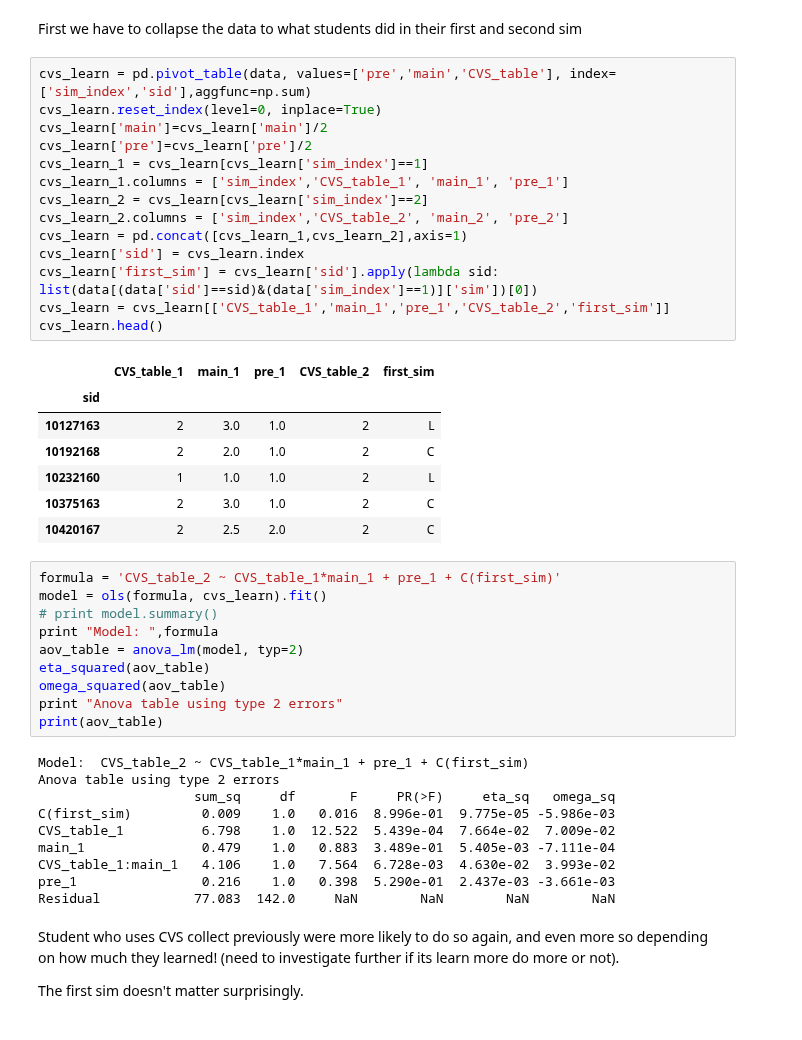
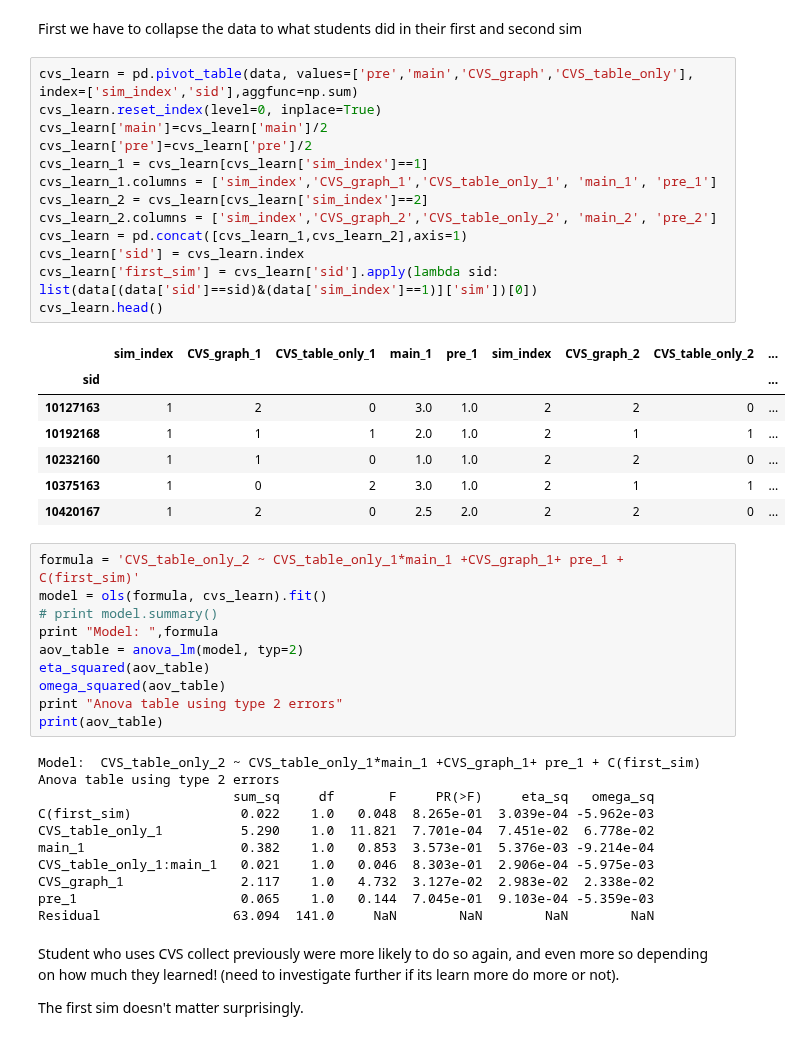
Before and after one commit to jmassall/inquiry_virtualLabs_study, a Jupyter notebook: analysis/storyline.ipynb, the cells around one changed output. Drawn from its saved outputs; the diff is of its cells as text.

```diff
--- a/analysis/storyline.ipynb
+++ b/analysis/storyline.ipynb
@@ -659,29 +600,28 @@ High usage and no usage (in graph) is consistent. More likely to do CVS in secon
 # %% [markdown]
 First we have to collapse the data to what students did in their first and second sim
 # %%
-cvs_learn = pd.pivot_table(data, values=['pre','main','CVS_table'], index=['sim_index','sid'],aggfunc=np.sum)
+cvs_learn = pd.pivot_table(data, values=['pre','main','CVS_graph','CVS_table_only'], index=['sim_index','sid'],aggfunc=np.sum)
 cvs_learn.reset_index(level=0, inplace=True)
 cvs_learn['main']=cvs_learn['main']/2
 cvs_learn['pre']=cvs_learn['pre']/2
 cvs_learn_1 = cvs_learn[cvs_learn['sim_index']==1]
-cvs_learn_1.columns = ['sim_index','CVS_table_1', 'main_1', 'pre_1']
+cvs_learn_1.columns = ['sim_index','CVS_graph_1','CVS_table_only_1', 'main_1', 'pre_1']
 cvs_learn_2 = cvs_learn[cvs_learn['sim_index']==2]
-cvs_learn_2.columns = ['sim_index','CVS_table_2', 'main_2', 'pre_2']
+cvs_learn_2.columns = ['sim_index','CVS_graph_2','CVS_table_only_2', 'main_2', 'pre_2']
 cvs_learn = pd.concat([cvs_learn_1,cvs_learn_2],axis=1)
 cvs_learn['sid'] = cvs_learn.index
 cvs_learn['first_sim'] = cvs_learn['sid'].apply(lambda sid: list(data[(data['sid']==sid)&(data['sim_index']==1)]['sim'])[0])
-cvs_learn = cvs_learn[['CVS_table_1','main_1','pre_1','CVS_table_2','first_sim']]
 cvs_learn.head()
 # %% [output]
-|  | CVS_table_1 | main_1 | pre_1 | CVS_table_2 | first_sim |
-| sid |  |  |  |  |  |
-| 10127163 | 2 | 3.0 | 1.0 | 2 | L |
-| 10192168 | 2 | 2.0 | 1.0 | 2 | C |
-| 10232160 | 1 | 1.0 | 1.0 | 2 | L |
-| 10375163 | 2 | 3.0 | 1.0 | 2 | C |
-| 10420167 | 2 | 2.5 | 2.0 | 2 | C |
+|  | sim_index | CVS_graph_1 | CVS_table_only_1 | main_1 | pre_1 | sim_index | CVS_graph_2 | CVS_table_only_2 | ... |
+| sid |  |  |  |  |  |  |  |  | ... |
+| 10127163 | 1 | 2 | 0 | 3.0 | 1.0 | 2 | 2 | 0 | ... |
+| 10192168 | 1 | 1 | 1 | 2.0 | 1.0 | 2 | 1 | 1 | ... |
+| 10232160 | 1 | 1 | 0 | 1.0 | 1.0 | 2 | 2 | 0 | ... |
+| 10375163 | 1 | 0 | 2 | 3.0 | 1.0 | 2 | 1 | 1 | ... |
+| 10420167 | 1 | 2 | 0 | 2.5 | 2.0 | 2 | 2 | 0 | ... |
 # %%
-formula = 'CVS_table_2 ~ CVS_table_1*main_1 + pre_1 + C(first_sim)'
+formula = 'CVS_table_only_2 ~ CVS_table_only_1*main_1 +CVS_graph_1+ pre_1 + C(first_sim)'
 model = ols(formula, cvs_learn).fit()
 # print model.summary()
 print "Model: ",formula
@@ -691,15 +631,16 @@ omega_squared(aov_table)
 print "Anova table using type 2 errors"
 print(aov_table)
 # %% [output]
-Model:  CVS_table_2 ~ CVS_table_1*main_1 + pre_1 + C(first_sim)
+Model:  CVS_table_only_2 ~ CVS_table_only_1*main_1 +CVS_graph_1+ pre_1 + C(first_sim)
 Anova table using type 2 errors
-                    sum_sq     df       F     PR(>F)     eta_sq   omega_sq
-C(first_sim)         0.009    1.0   0.016  8.996e-01  9.775e-05 -5.986e-03
-CVS_table_1          6.798    1.0  12.522  5.439e-04  7.664e-02  7.009e-02
-main_1               0.479    1.0   0.883  3.489e-01  5.405e-03 -7.111e-04
-CVS_table_1:main_1   4.106    1.0   7.564  6.728e-03  4.630e-02  3.993e-02
-pre_1                0.216    1.0   0.398  5.290e-01  2.437e-03 -3.661e-03
-Residual            77.083  142.0     NaN        NaN        NaN        NaN
+                         sum_sq     df       F     PR(>F)     eta_sq   omega_sq
+C(first_sim)              0.022    1.0   0.048  8.265e-01  3.039e-04 -5.962e-03
+CVS_table_only_1          5.290    1.0  11.821  7.701e-04  7.451e-02  6.778e-02
+main_1                    0.382    1.0   0.853  3.573e-01  5.376e-03 -9.214e-04
+CVS_table_only_1:main_1   0.021    1.0   0.046  8.303e-01  2.906e-04 -5.975e-03
+CVS_graph_1               2.117    1.0   4.732  3.127e-02  2.983e-02  2.338e-02
+pre_1                     0.065    1.0   0.144  7.045e-01  9.103e-04 -5.359e-03
+Residual                 63.094  141.0     NaN        NaN        NaN        NaN
 # %% [markdown]
 Student who uses CVS collect previously were more likely to do so again, and even more so depending on how much they learned! (need to investigate further if its learn more do more or not).
 
```
Also changed, not shown: parts of 28 cells of this notebook.
